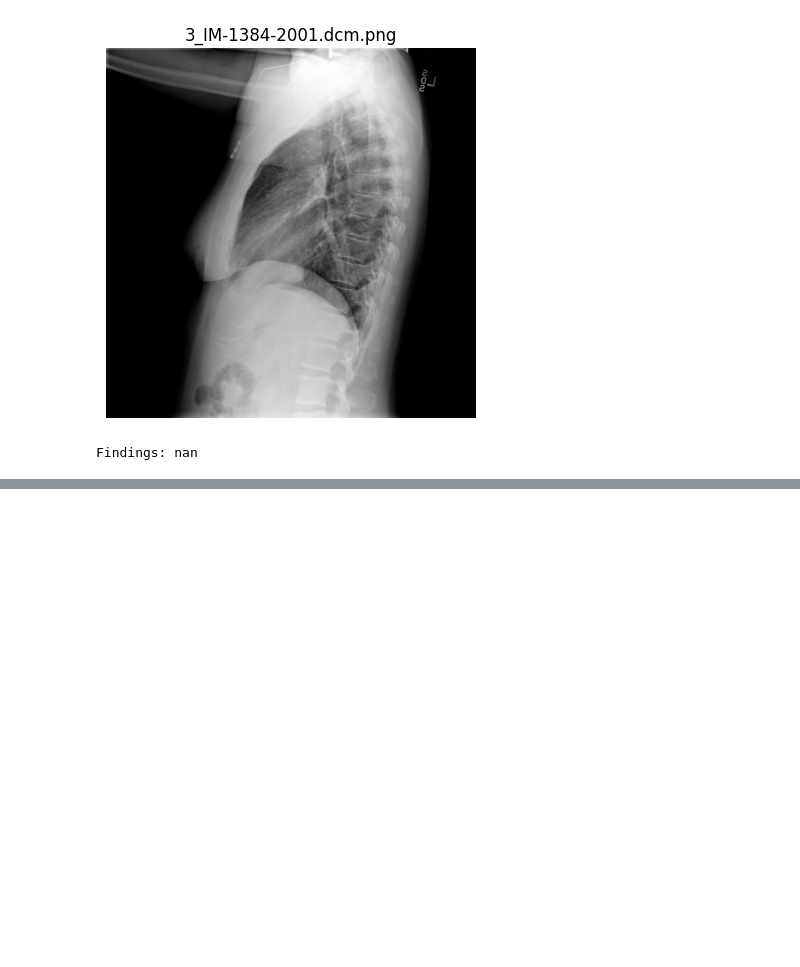
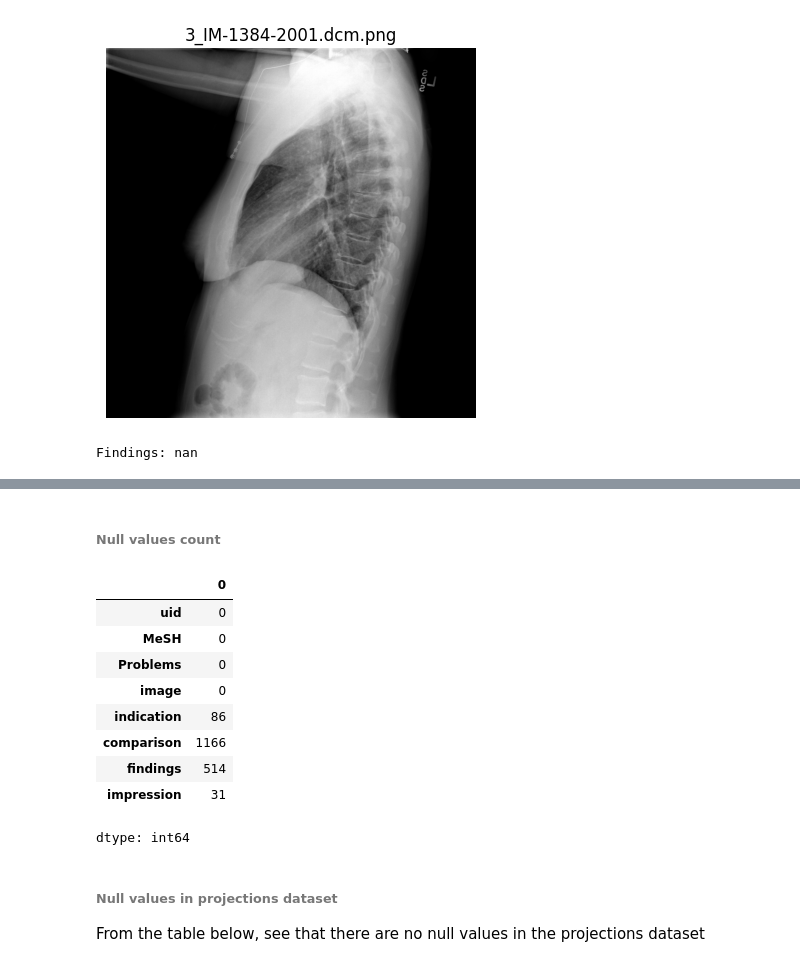
Before and after one commit to Absoluty02/DLA, a Jupyter notebook: DL/DL_Project.ipynb, the cells around one changed output, grey strips where cells are left out. Saved outputs shown, nothing was run; the diff lists cells and outputs as text; code cells hidden in the pictures; blank space fills up the shorter version.

```diff
--- a/DL/DL_Project.ipynb
+++ b/DL/DL_Project.ipynb
@@ -132,0 +155,19 @@ Findings: nan
+# %% [markdown]
+###### **Null values count**
+# %%
+reports_df.isna().sum()
+# %% [output]
+|  | 0 |
+| uid | 0 |
+| MeSH | 0 |
+| Problems | 0 |
+| image | 0 |
+| indication | 86 |
+| comparison | 1166 |
+| findings | 514 |
+| impression | 31 |
+dtype: int64
+# %% [markdown]
+###### **Null values in projections dataset**
+
+From the table below, see that there are no null values in the projections dataset
```
Also changed, not shown: parts of 16 cells of this notebook.
